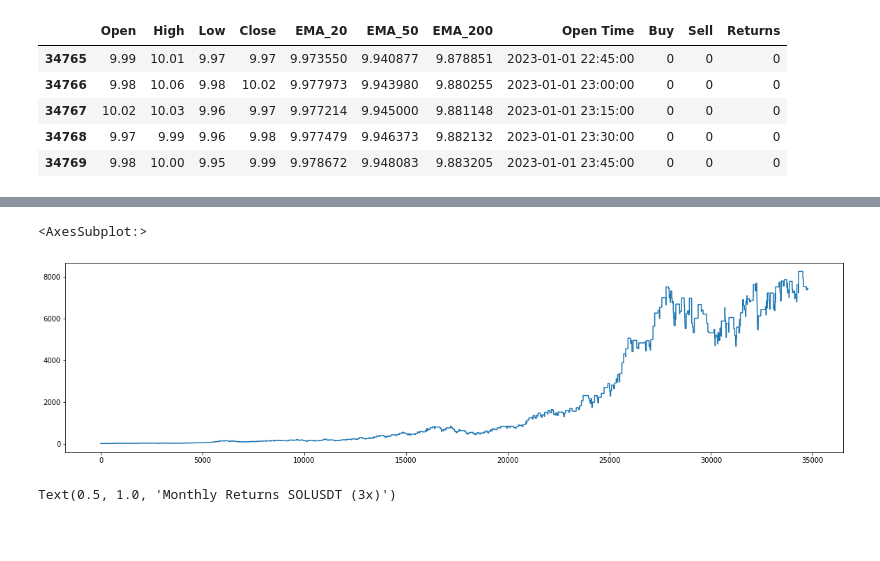
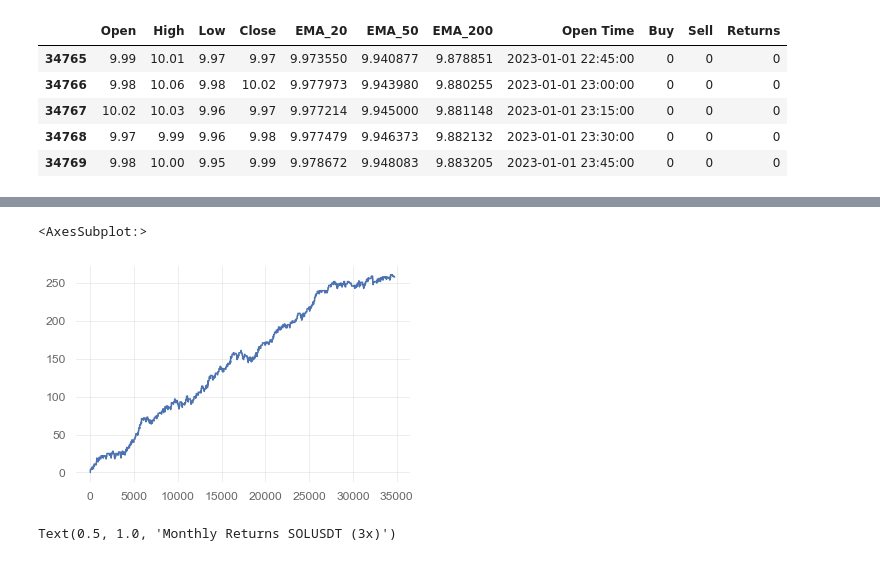
Before and after one commit to devesh2003/Binance-Data-Analysis, a Jupyter notebook: RNN_MA_Strategy.ipynb, the cells around one changed output, grey strips where cells are left out. Cells and saved outputs as stored; diff of their text form; code cells hidden in the pictures; blank space fills up the shorter version.

```diff
--- a/RNN_MA_Strategy.ipynb
+++ b/RNN_MA_Strategy.ipynb
@@ -60,7 +62,7 @@ main.tail()
 | 34769 | 9.98 | 10.00 | 9.95 | 9.99 | 9.978672 | 9.948083 | 9.883205 | 2023-01-01 23:45:00 | 0 | 0 | 0 |
 # %%
 df = main.copy()
-leverage = 3
+leverage = 1
 backtest = HyperBacktest(4,-2,calculator,df,leverage=leverage)
 backtest.run()
 df = backtest.df
@@ -68,3 +70,6 @@ df = backtest.df
 start_balance = 20
 df["Compounded Returns"] = (1 + df["Returns"]/100).cumprod()
 df["Portfolio Value"] = df["Compounded Returns"] * start_balance
+tmp = df.copy()
+tmp = tmp.set_index("Open Time")
+qs.reports.html(tmp["Returns"]/100, output="report.html",download_filename=f"report-{symbol}.html", title=f"Report {symbol} ({leverage}x leverage)")
@@ -71,9 +94,9 @@ df["Portfolio Value"] = df["Compounded Returns"] * start_balance
 # %%
-# df["Returns"].cumsum().plot()
-df["Portfolio Value"].plot(figsize=(20,5))
+df["Returns"].cumsum().plot()
+# df["Portfolio Value"].plot(figsize=(20,5))
 # %% [output]
 <AxesSubplot:>
-[figure, old version]
+[figure, new version]
 # %%
 # Calculate monthly returns
 returns = []
```
Also changed, not shown: parts of 7 cells of this notebook, 5 other files.
